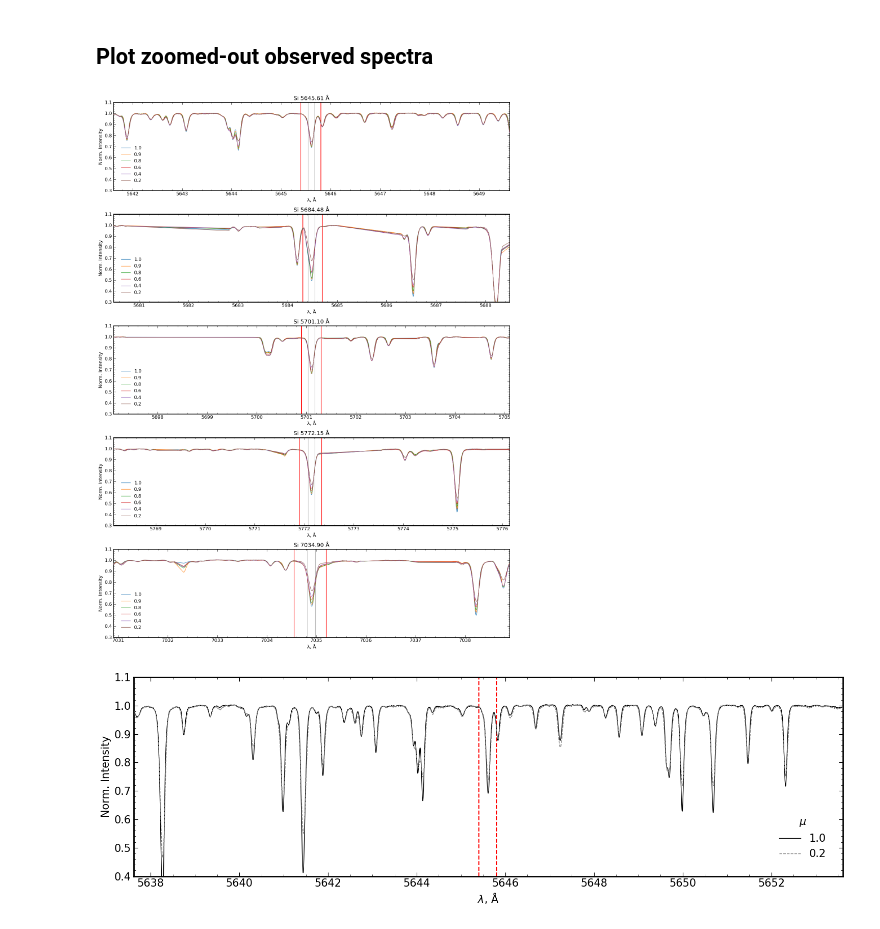
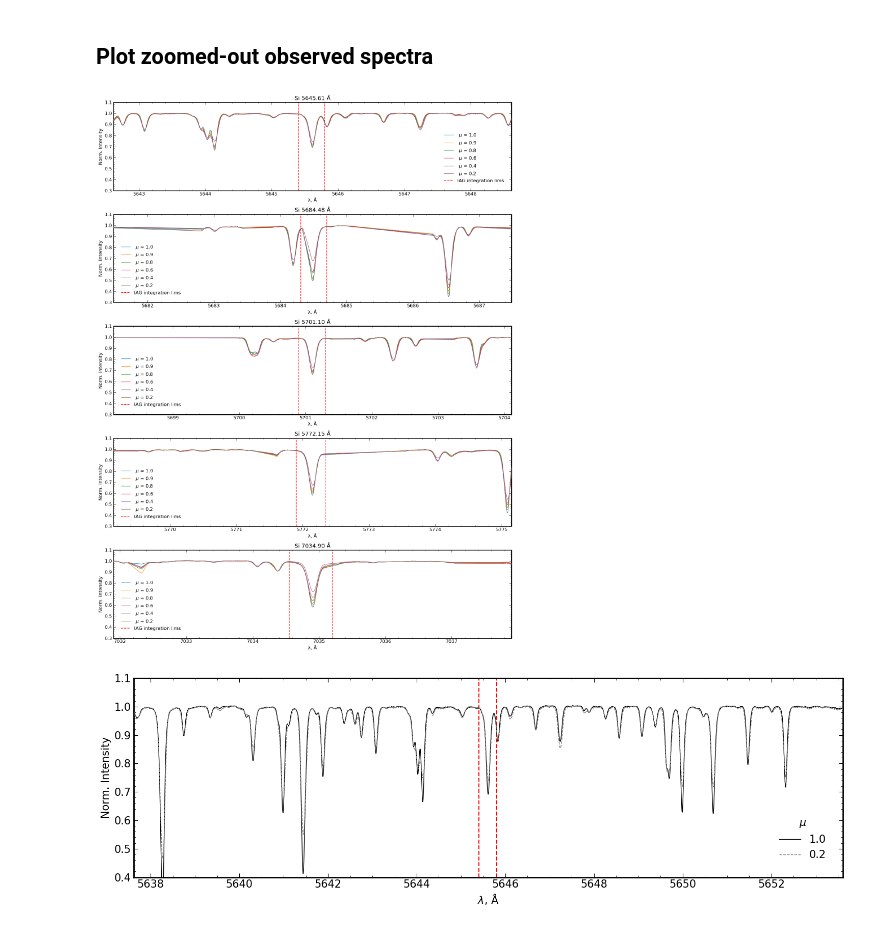
Before and after one commit to nohg/SiliconM3DAnalysis, a Jupyter notebook: Observed_spec.ipynb, the cells around one changed output. Cells and saved outputs as stored; diff of their text form; code cells hidden in the pictures.

```diff
--- a/Observed_spec.ipynb
+++ b/Observed_spec.ipynb
@@ -84,36 +82,41 @@ for i, line in enumerate(major_krs):
 # %%
 # Plot zoomed-out observed spectra
 fig, ax = plt.subplots(len(major_krs), 1, figsize=(15,20))
 
 for i, thiskr in enumerate(major_krs):
 
     for j, thismu in enumerate(sol_mus):
         # plt.sca(ax[j])
-        ax[i].plot(sol_lams[j], sol_fluxes[j], zorder=100, label=sol_mus[j], linewidth=1)#,markersize=4)
+        ax[i].plot(sol_lams[j], sol_fluxes[j], zorder=100, label=rf' $\mu$ = {sol_mus[j]:.1f}', linewidth=1)#,markersize=4)
 
 
     # plot picked integration limits
     for lim in iag_int_lims[i,:]:
-        ax[i].axvline(lim, color='r')
-    for lim in max_int_lims[i,:]:
-        ax[i].axvline(lim, color='silver')
+        ax[i].axvline(lim, color='r', linestyle='--', label = 'IAG integration lims')
+
+    # for lim in max_int_lims[i,:]:
+    #     ax[i].axvline(lim, color='darkgrey', linestyle='--', label='qmax=3.5km/s')
     # ax[i].grid(axis='y')
 
     ax[i].set_title(f'Si {m3d_centre_wavelengths[i]:.2f} Å')
     ax[i].set_ylabel('Norm. Intensity')
     ax[i].set_xlabel('λ, Å')
 
     plt.sca(ax[i])
 
-    plt.xlim((m3d_centre_wavelengths[i]-4), (m3d_centre_wavelengths[i]+4))
+    plt.xlim((m3d_centre_wavelengths[i]-3), (m3d_centre_wavelengths[i]+3))
     plt.ylim(0.3,1.1)
-    ax[i].legend(loc='best')
+
+    handles, labels = plt.gca().get_legend_handles_labels()
+    by_label = dict(zip(labels, handles))
+    ax[i].legend(by_label.values(), by_label.keys())
+    # ax[i].legend(loc='best')
 
 
 plt.tight_layout()
 # fig.savefig('../plots/raw_iag_zoomedout.pdf')
 # %% [output]
-[figure, old version]
+[figure, new version]
 # %%
 # Plot zoomed-out observed spectra
 plt.rcParams.update({'font.size': 15})
```
Also changed, not shown: parts of 2 cells of this notebook, 1 other file.
